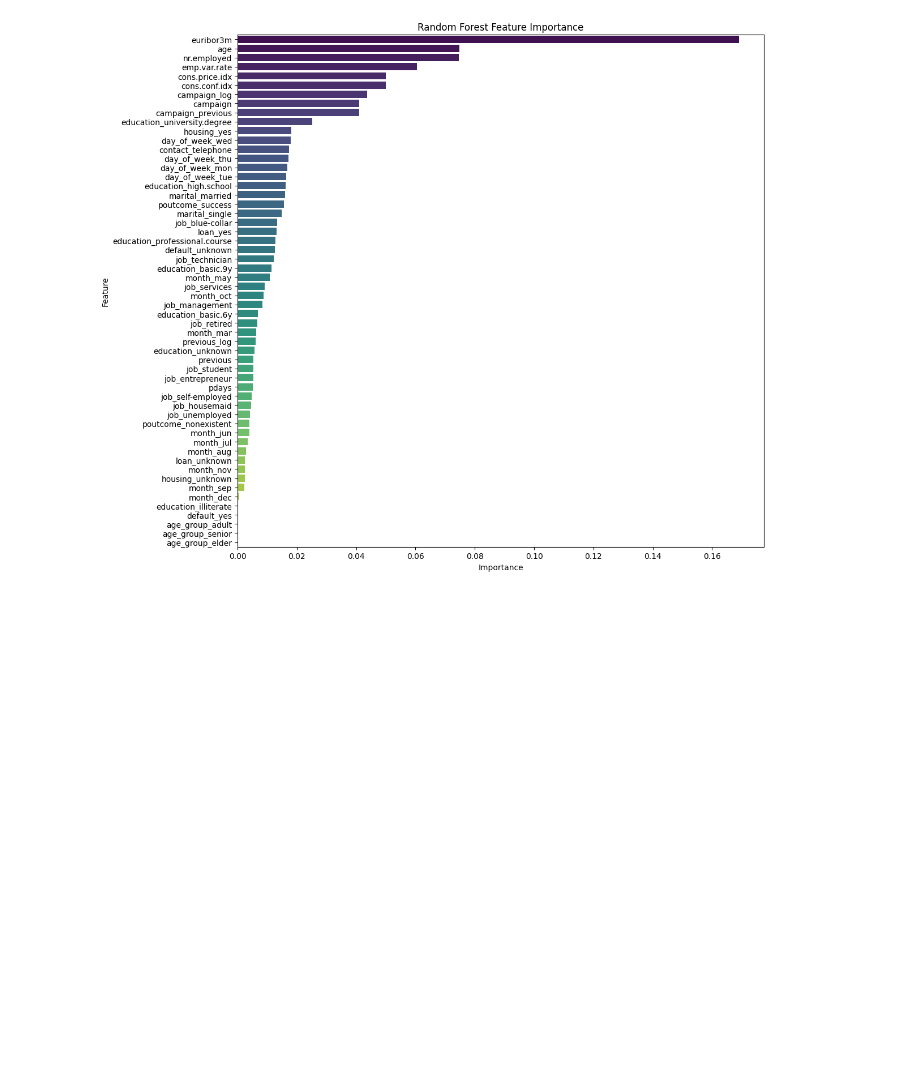
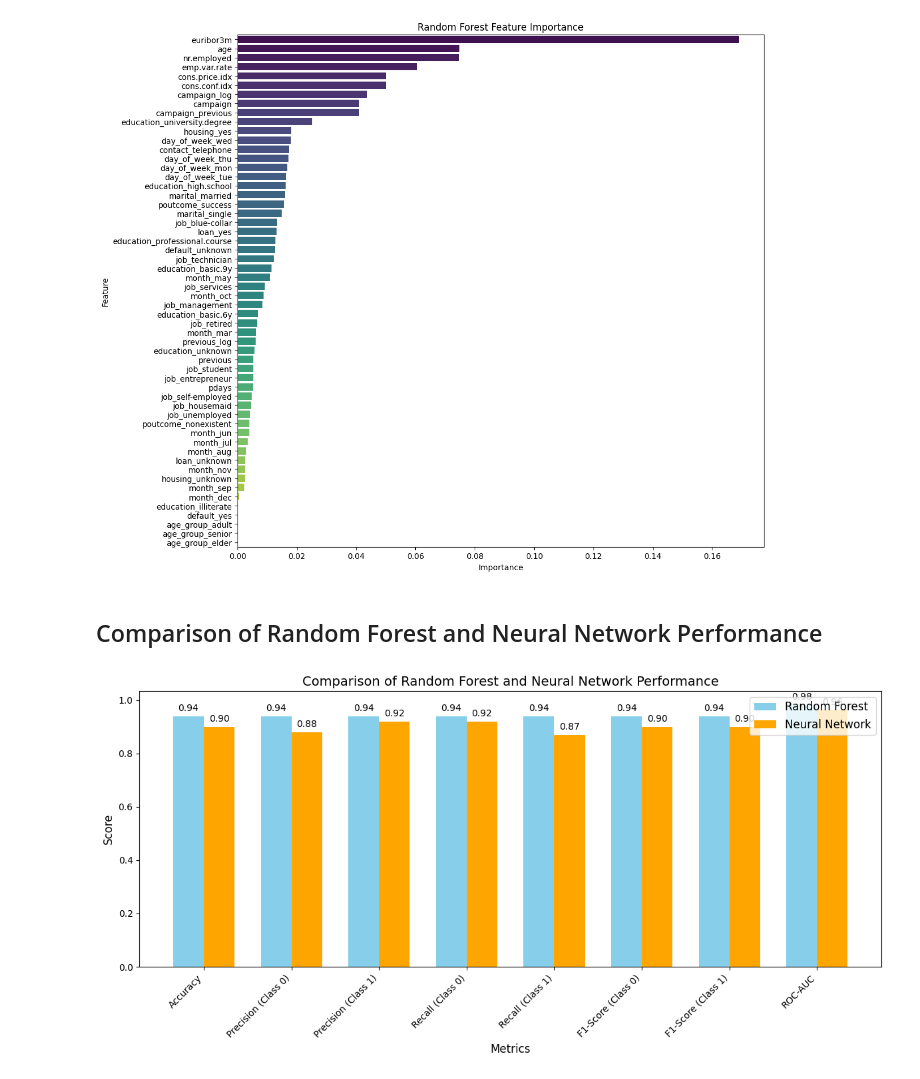
Before and after one commit to Shaithra2107/Bank-Marketing-Prediction-, a Jupyter notebook: Bank_Marketing_Prediction.ipynb, the cells around one changed output. Saved outputs shown, nothing was run; the diff lists cells and outputs as text; code cells hidden in the pictures; blank space fills up the shorter version.

```diff
--- a/Bank_Marketing_Prediction.ipynb
+++ b/Bank_Marketing_Prediction.ipynb
@@ -1057,3 +1074,65 @@ plt.tight_layout()
 plt.show()
 # %% [output]
 [figure]
+# %% [markdown]
+## Comparison of Random Forest and Neural Network Performance
+# %%
+import matplotlib.pyplot as plt
+import numpy as np
+
+# Metrics for Random Forest
+rf_metrics = {
+    "Accuracy": 0.94,
+    "Precision (Class 0)": 0.94,
+    "Precision (Class 1)": 0.94,
+    "Recall (Class 0)": 0.94,
+    "Recall (Class 1)": 0.94,
+    "F1-Score (Class 0)": 0.94,
+    "F1-Score (Class 1)": 0.94,
+    "ROC-AUC": 0.9838,
+}
+
+# Metrics for Neural Network
+nn_metrics = {
+    "Accuracy": 0.90,
+    "Precision (Class 0)": 0.88,
+    "Precision (Class 1)": 0.92,
+    "Recall (Class 0)": 0.92,
+    "Recall (Class 1)": 0.87,
+    "F1-Score (Class 0)": 0.90,
+    "F1-Score (Class 1)": 0.90,
+    "ROC-AUC": 0.9638,
+}
+
+# Metric labels and values
+labels = list(rf_metrics.keys())
+rf_values = list(rf_metrics.values())
+nn_values = list(nn_metrics.values())
+
+# Create a bar chart
+x = np.arange(len(labels))
+width = 0.35
+
+fig, ax = plt.subplots(figsize=(12, 6))
+bars_rf = ax.bar(x - width / 2, rf_values, width, label='Random Forest', color='skyblue')
+bars_nn = ax.bar(x + width / 2, nn_values, width, label='Neural Network', color='orange')
+
+# Add labels, title, and legend
+ax.set_xlabel('Metrics', fontsize=12)
+ax.set_ylabel('Score', fontsize=12)
+ax.set_title('Comparison of Random Forest and Neural Network Performance', fontsize=14)
+ax.set_xticks(x)
+ax.set_xticklabels(labels, rotation=45, ha='right', fontsize=10)
+ax.legend(fontsize=12)
+
+# Annotate bar values
+for bars in [bars_rf, bars_nn]:
+    for bar in bars:
+        height = bar.get_height()
+        ax.annotate(f'{height:.2f}', xy=(bar.get_x() + bar.get_width() / 2, height),
+                    xytext=(0, 3), textcoords="offset points", ha='center', va='bottom', fontsize=10)
+
+plt.tight_layout()
+plt.show()
+# %% [output]
+[figure, added]
```
Also changed, not shown: parts of 15 cells of this notebook.
